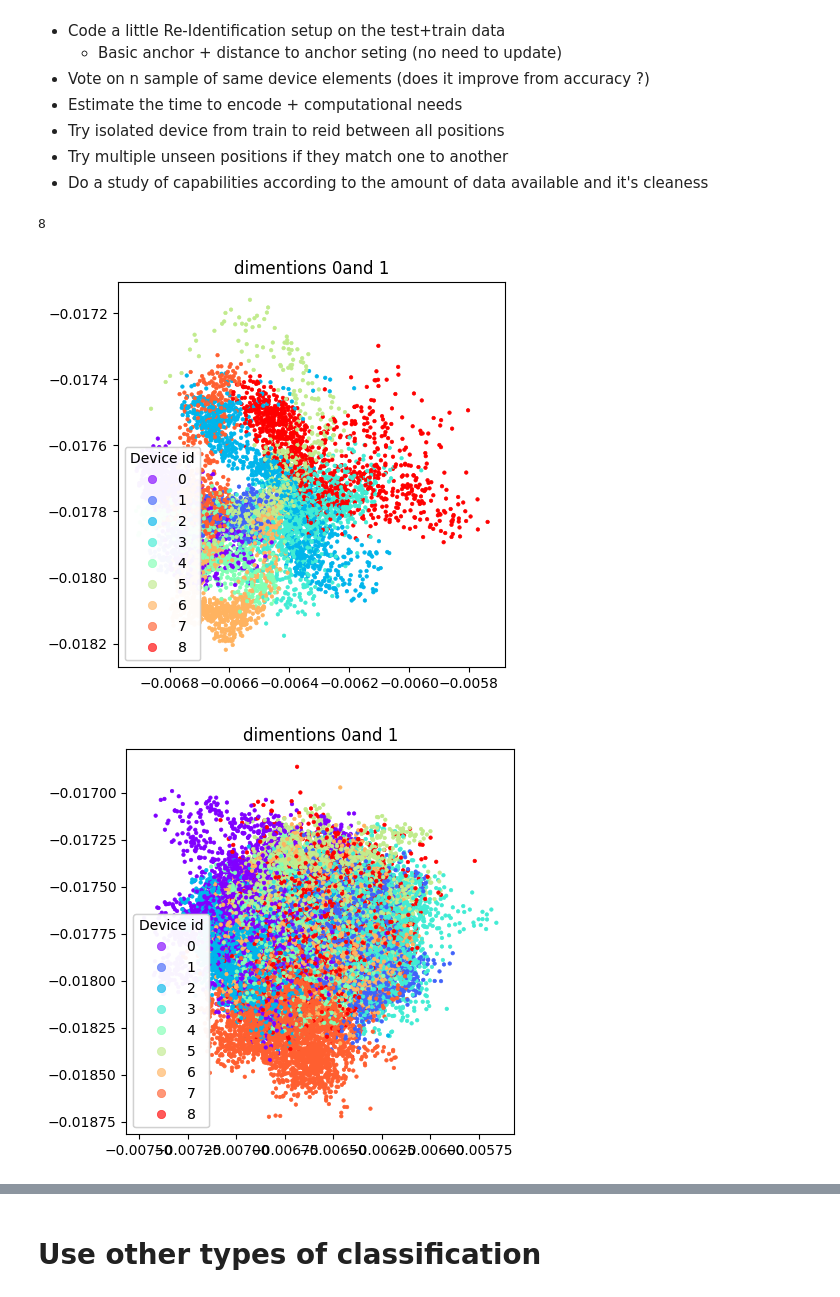
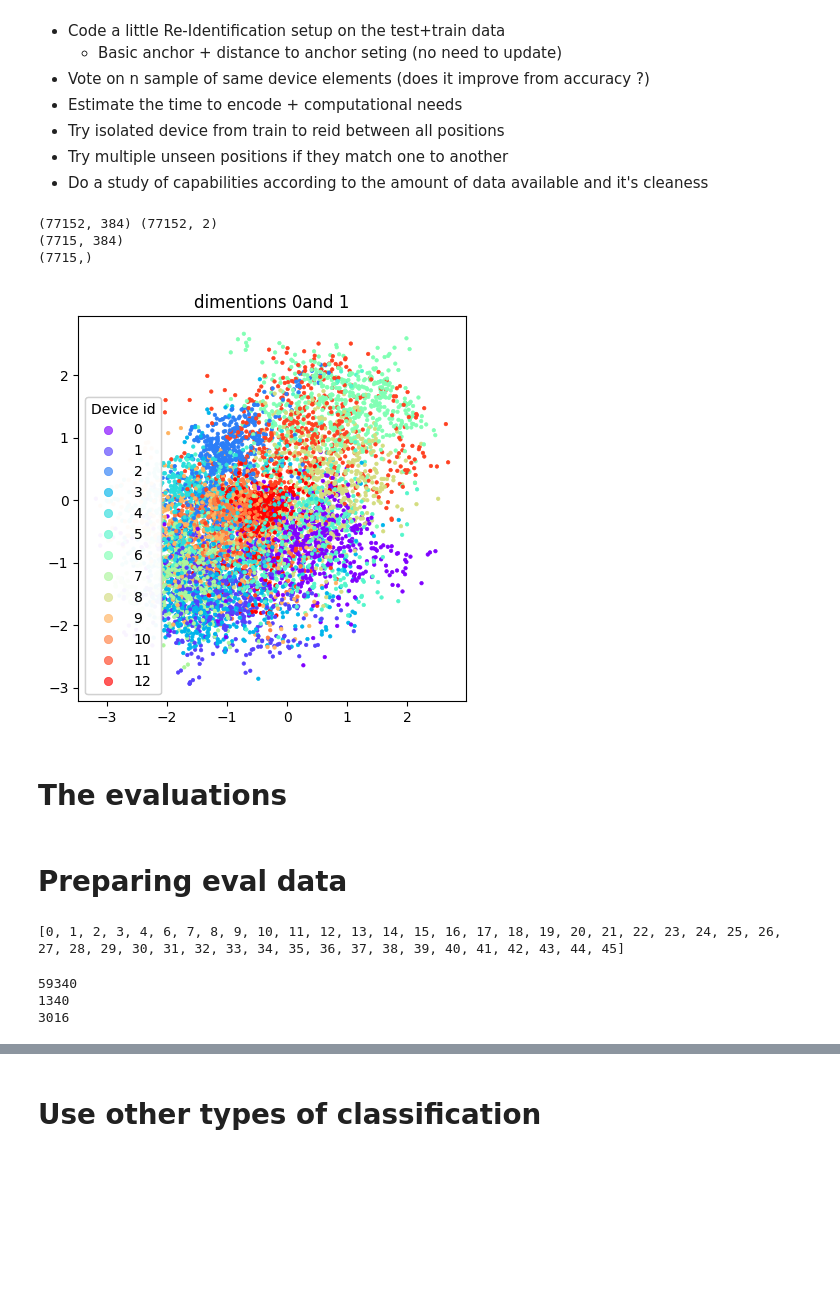
Before and after one commit to Thibaud-Ardoin/UWB-fingerprint, a Jupyter notebook: src/model_explorer.ipynb, the cells around one changed output, grey strips where cells are left out. Drawn from its saved outputs; the diff is of its cells as text; code cells hidden in the pictures; blank space fills up the shorter version.

```diff
--- a/src/model_explorer.ipynb
+++ b/src/model_explorer.ipynb
@@ -45,0 +39,11 @@ print(num_classes, num_positions)
+# %%
+# data = np.load("/srv/public/Thibaud/datasets/ultrasec/Messung_9/messung9.2.3_data.npy")
+# label = np.load("/srv/public/Thibaud/datasets/ultrasec/Messung_9/messung9.2.3_labels.npy")
+
+data = np.load("/srv/public/Thibaud/datasets/ultrasec/Messung_9/messung9.raw.3_data.npy")
+label = np.load("/srv/public/Thibaud/datasets/ultrasec/Messung_9/messung9.raw.3_labels.npy")
+
+
+num_classes = max(label[:, 0]) + 1
+num_positions = max(label[:, 1]) + 1
+print(num_classes, num_positions)
@@ -53,0 +105,10 @@ encoded_test, labels_test = encode_data(model, valDataloader)
+# %%
+encoded_data, encoded_labels = encode_data(model, data, label)
+# encoded_data = np.random.rand(50000, 350)
+# random_dev_label = np.expand_dims(np.random.choice(13, size=50000), axis=1)
+# random_pos_label = np.expand_dims(np.random.choice(50, size=50000), axis=1)
+
+# encoded_labels = np.concatenate((random_dev_label, random_pos_label), axis=1)
+# print(encoded_data.shape, encoded_labels.shape)
+
+print("Size of the sub_set of encoded points: ", len(encoded_data))
@@ -66,14 +149,17 @@ encoded_test, labels_test = encode_data(model, valDataloader)
 # Plotting
 def scatter_plot(X, Y):
         dimentions = [[2*i, i*2+1] for i in range(1)]
-        colors_base = cm.rainbow(np.linspace(0, 1, num_classes+1))
+        colors_base = cm.rainbow(np.linspace(0, 1, num_classes))
         plt.rcParams["figure.figsize"] = (5,5)
-        cmap, norm = matplotlib.colors.from_levels_and_colors(np.arange(0, num_classes+2)- 0.5, colors_base)
+        cmap, norm = matplotlib.colors.from_levels_and_colors(np.arange(0, num_classes+1)- 0.5, colors_base)
+
+        print(X.shape)
+        print(Y.shape)
 
         for i in range(len(dimentions)):
                 fig, ax = plt.subplots()
                 scatter = ax.scatter(X[:, dimentions[i][0]], X[:, dimentions[i][1]], c=Y, norm=norm, cmap=cmap, marker=".", linewidths=0.5, s=25)
-                handles, lab = scatter.legend_elements(prop="colors", num=num_classes+1, alpha=0.6)
+                handles, lab = scatter.legend_elements(prop="colors", num=num_classes, alpha=0.6)
                 legend1 = ax.legend(handles, lab,
                         loc="lower left", title="Device id")
                 ax.add_artist(legend1)
@@ -83,15 +169,16 @@ def scatter_plot(X, Y):
                 plot_img = "data/plot_"+str(i)+".png"
         return fig
 # %%
-print(max(labels_test))
-scatter_plot(np.array(encoded_test), np.array(labels_test))
+encoded_data = np.array(encoded_data)
+encoded_labels = np.array(encoded_labels)
+
+print(encoded_data.shape, encoded_labels.shape)
+
+r = np.random.choice(len(encoded_data), size=len(encoded_data)//10, replace=False)
+scatter_plot(np.array(encoded_data)[r], np.array(encoded_labels)[r][:, 0])
 plt.show()
-
-r = np.random.choice(len(encoded_train), size=len(encoded_train)//10, replace=False)
-
-scatter_plot(np.array(encoded_train)[r], np.array(labels_train)[r])
-plt.show()
 # %% [output]
-8
+(77152, 384) (77152, 2)
+(7715, 384)
+(7715,)
-[figure, old version]
+[figure, new version]
-[figure, removed]
@@ -97,0 +205,2 @@ plt.show()
+# %% [markdown]
+# The evaluations
@@ -97,0 +282,18 @@ plt.show()
+# %% [markdown]
+# Preparing eval data
+# %%
+validation_dev = list(range(11))
+validation_pos = [5]
+
+training_dev = list(range(11))
+training_pos = [i for i in range(46) if not i in validation_pos]
+
+test_dev = list(range(13)) #[11, 12]
+test_pos = [46, 47]
+
+print(training_pos)
+
+dev_ids = [np.where(encoded_labels[:,0] == i) for i in range(14)]
+pos_ids = [np.where(encoded_labels[:,1] == i) for i in range(50)]
+# %% [output]
+[0, 1, 2, 3, 4, 6, 7, 8, 9, 10, 11, 12, 13, 14, 15, 16, 17, 18, 19, 20, 21, 22, 23, 24, 25, 26, 27, 28, 29, 30, 31, 32, 33, 34, 35, 36, 37, 38, 39, 40, 41, 42, 43, 44, 45]
@@ -97,0 +337,8 @@ plt.show()
+# %%
+print(len(train_ids))
+print(len(val_ids))
+print(len(test_ids))
+# %% [output]
+59340
+1340
+3016
```
Also changed, not shown: parts of 29 cells of this notebook, 8 other files.
